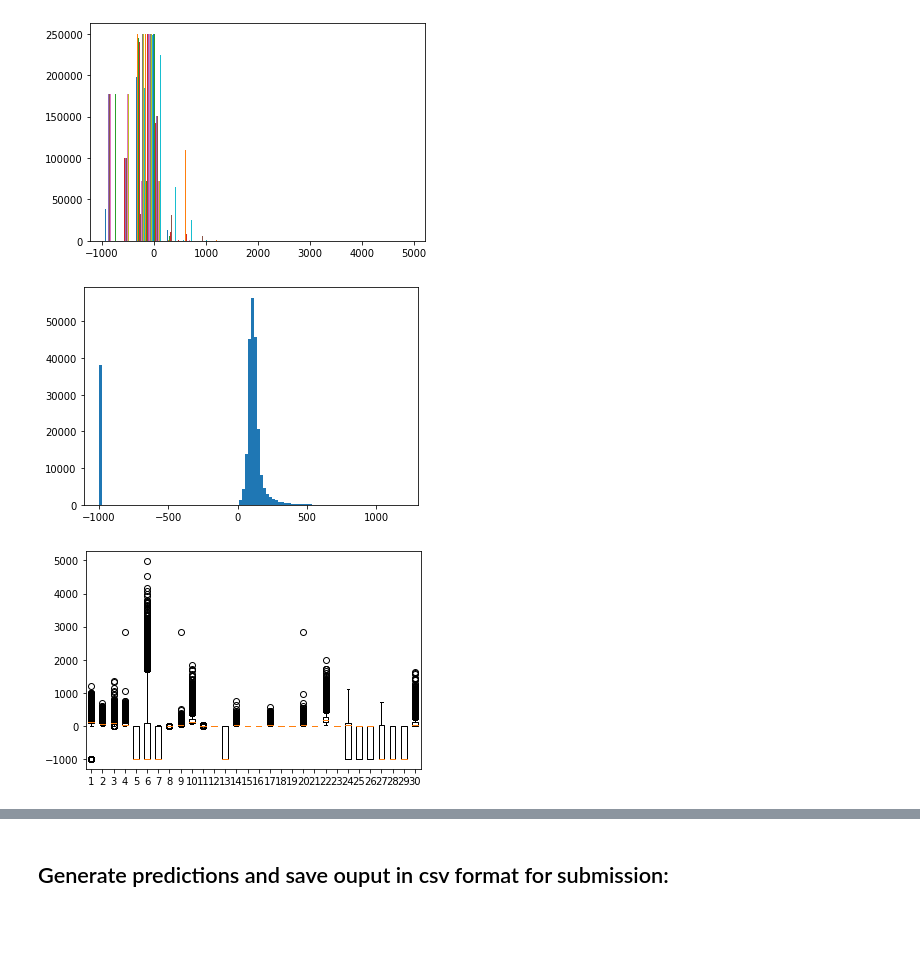
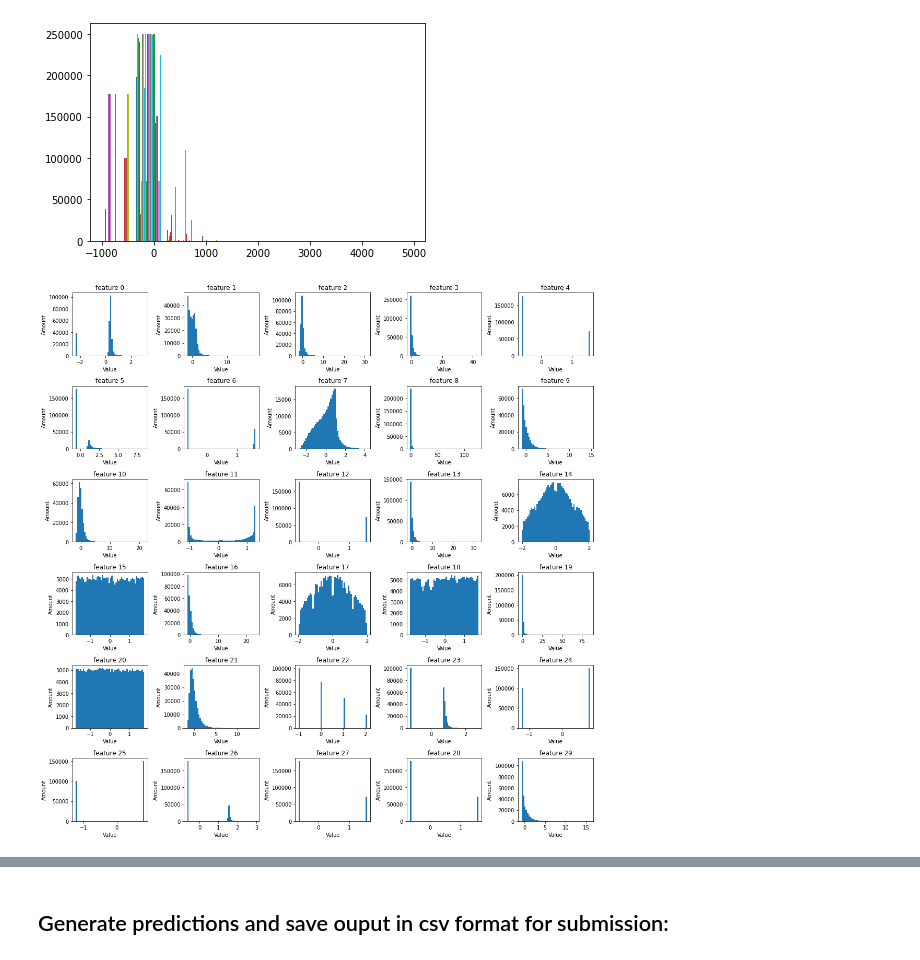
Before and after one commit to paocela/CS433-ML_Project_1-Higgs_Boson, a Jupyter notebook: project1.ipynb, the cells around one changed output, grey strips where cells are left out. Saved outputs shown, nothing was run; the diff lists cells and outputs as text; code cells hidden in the pictures; blank space fills up the shorter version.

Commit message:
initial test of known models

```diff
--- a/project1.ipynb
+++ b/project1.ipynb
@@ -9,7 +9,12 @@ import matplotlib.pyplot as plt
 ## Load the training data into feature matrix, class labels, and event ids:
 # %%
 from proj1_helpers import *
+from implementations import *
+from helpers import *
 DATA_TRAIN_PATH = 'data/train.csv' # TODO: download train data and supply path here
-y, tX, ids = load_csv_data(DATA_TRAIN_PATH)
+prediction, data, ids = load_csv_data(DATA_TRAIN_PATH)
 # %% [markdown]
 ## Do your thing crazy machine learning thing here :) ...
+# %%
+tx, mean_x, std_x = standardize(data)
+#y, tx = build_model_data(prediction, x) # TODO: why is this function called??
@@ -29,13 +44,15 @@ plt.hist(tX)
 plt.show()
 # %% [output]
 [figure]
-# %%
-plt.hist(tX[:, 0:1], bins=100)
-plt.show()
-# %% [output]
-[figure, removed]
-# %%
-plt.boxplot(tX)
-plt.show()
-# %% [output]
-[figure, removed]
+# %%
+fig, axes = plt.subplots(6, 5, figsize=(15,15))
+for i, ax in enumerate(axes.flat):
+        ax.hist(tx[:, i], bins=50)
+        ax.set_title(f"feature {i}")
+        ax.set_xlabel("Value")
+        ax.set_ylabel("Amount")
+
+fig.tight_layout()
+plt.show()
+# %% [output]
+[figure, added]
```
Also changed, not shown: parts of 12 cells of this notebook, 2 other files.
